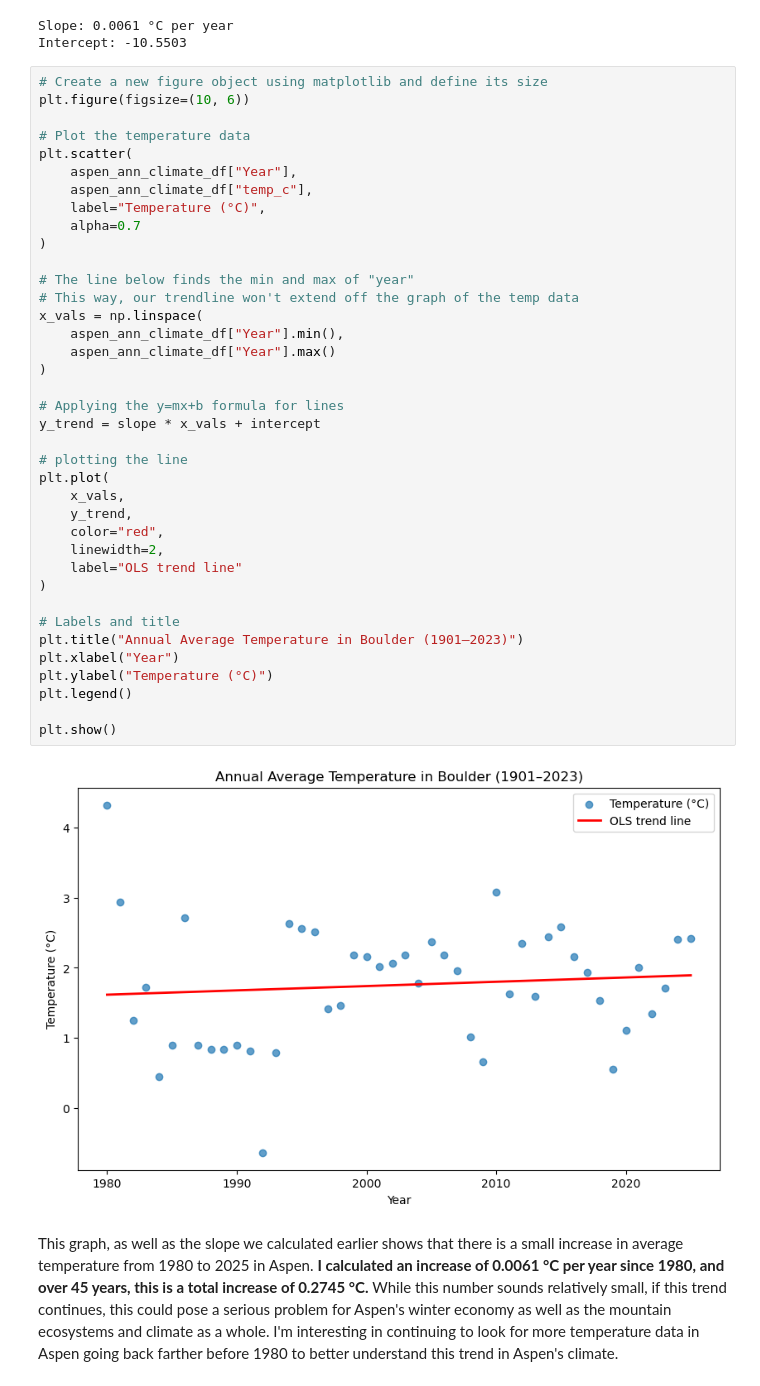
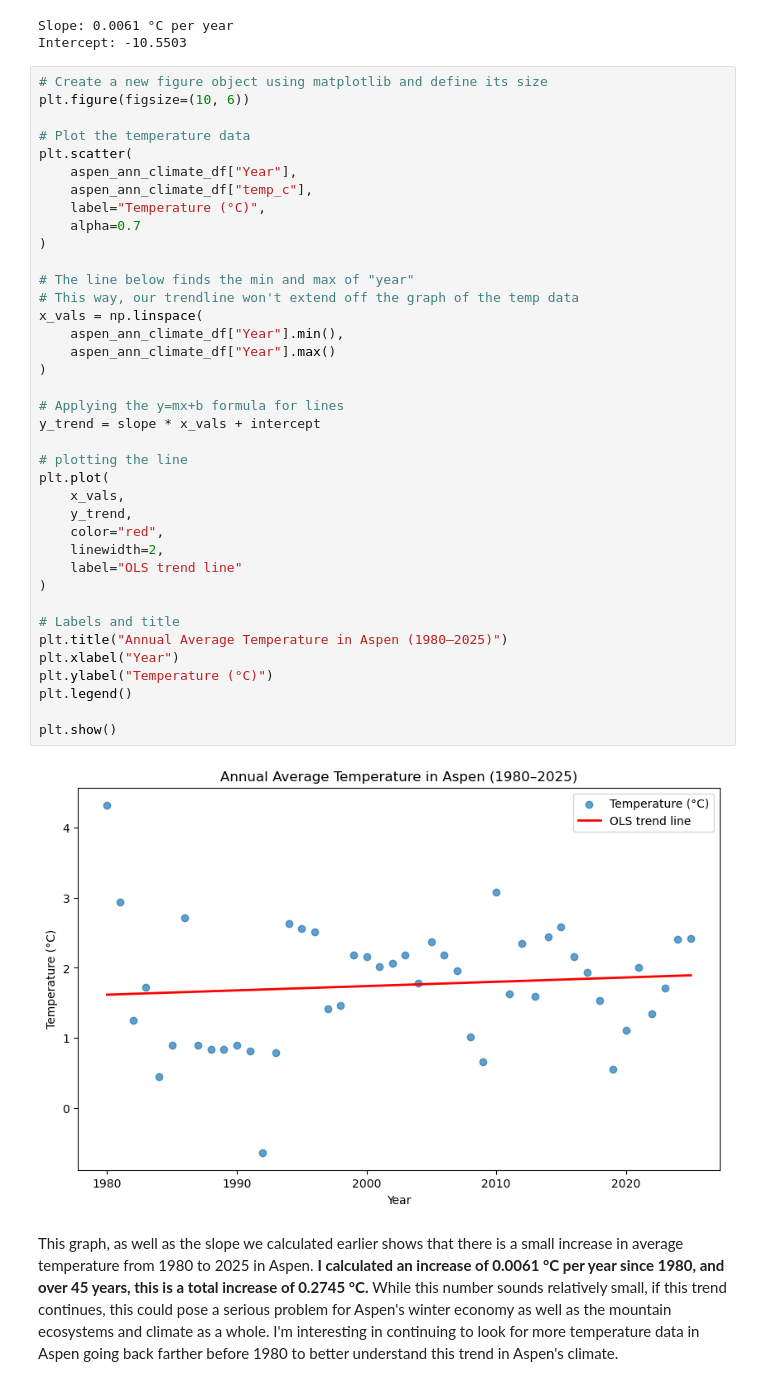
Before and after one commit to earthlab-education/02-climate-maxwarnock, a Jupyter notebook: Aspen_Climate_data.ipynb, the cells around one changed output. Drawn from its saved outputs; the diff is of its cells as text.

```diff
--- a/Aspen_Climate_data.ipynb
+++ b/Aspen_Climate_data.ipynb
@@ -211,35 +211,35 @@ plt.scatter(
     label="Temperature (°C)",
     alpha=0.7
 )
 
 # The line below finds the min and max of "year"
 # This way, our trendline won't extend off the graph of the temp data
 x_vals = np.linspace(
     aspen_ann_climate_df["Year"].min(),
     aspen_ann_climate_df["Year"].max()
 )
 
 # Applying the y=mx+b formula for lines
 y_trend = slope * x_vals + intercept
 
 # plotting the line
 plt.plot(
     x_vals,
     y_trend,
     color="red",
     linewidth=2,
     label="OLS trend line"
 )
 
 # Labels and title
-plt.title("Annual Average Temperature in Boulder (1901–2023)")
+plt.title("Annual Average Temperature in Aspen (1980–2025)")
 plt.xlabel("Year")
 plt.ylabel("Temperature (°C)")
 plt.legend()
 
 plt.show()
 # %% [output]
-[figure, old version]
+[figure, new version]
 # %% [markdown]
 This graph, as well as the slope we calculated earlier shows that there is a small increase in average temperature from 1980 to 2025 in Aspen. **I calculated an increase of 0.0061 °C per year since 1980, and over 45 years, this is a total increase of 0.2745 °C.** While this number sounds relatively small, if this trend continues, this could pose a serious problem for Aspen's winter economy as well as the mountain ecosystems and climate as a whole. I'm interesting in continuing to look for more temperature data in Aspen going back farther before 1980 to better understand this trend in Aspen's climate.
 # %%
```
Also changed, not shown: parts of 1 cell of this notebook, 2 other files.
